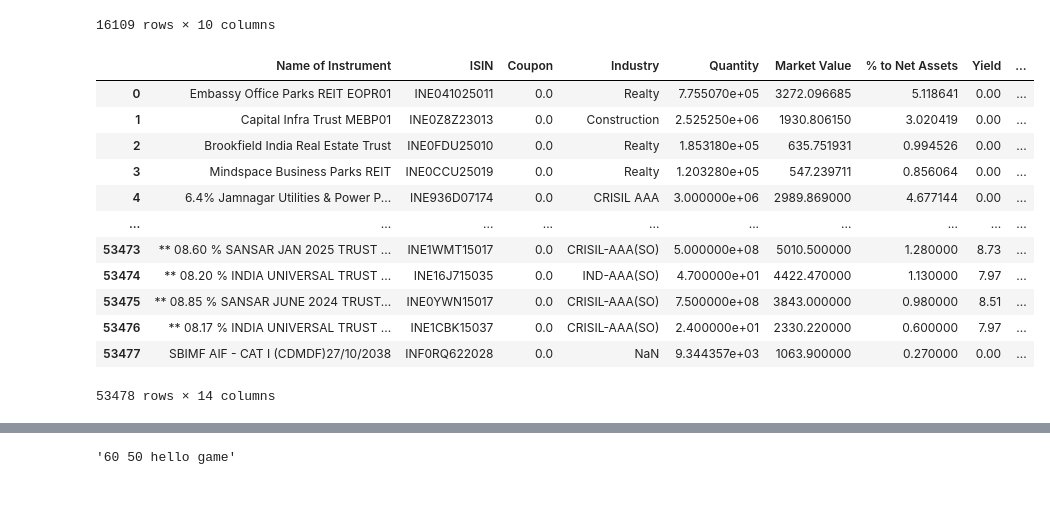
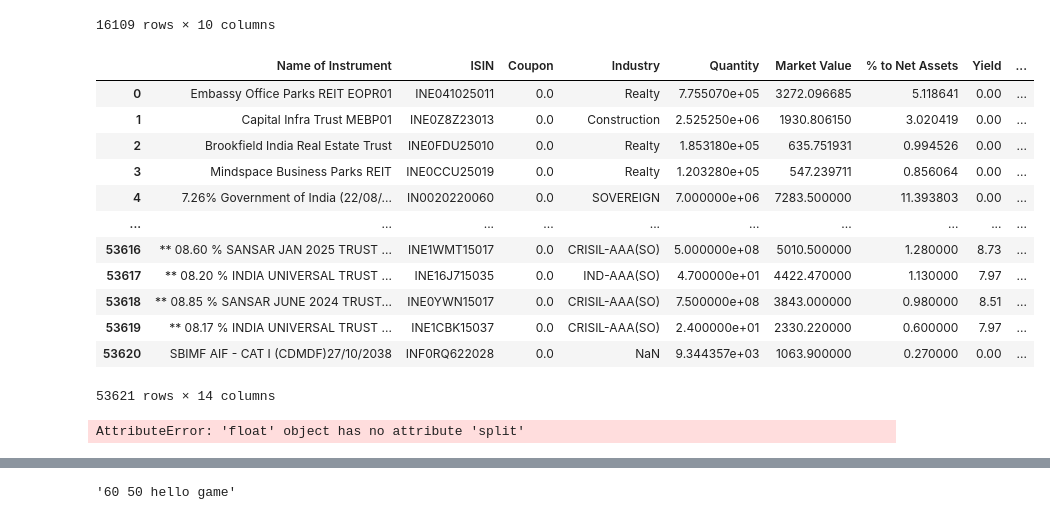
Before and after one commit to vaibhaVishwakarma/AssetManagmentCompanyParser, a Jupyter notebook: testscheme.ipynb, the cells around one changed output, grey strips where cells are left out. Cells and saved outputs as stored; diff of their text form; code cells hidden in the pictures.

```diff
--- a/testscheme.ipynb
+++ b/testscheme.ipynb
@@ -17,24 +17,26 @@ df
 | 16108 | Old Bridge Asset Management Priva... | 153979 | Old Bridge Arbitrage Fund | Open Ended | Hybrid Scheme - Arbitrage Fund | Old Bridge Arbitrage Fund Direct ... | 5000 | ... |
 16109 rows × 10 columns
 # %%
-prt = pd.read_csv("Portfolio_extracted_091125-0251.csv")
+prt = pd.read_csv("Portfolio_extracted_111125-1940.csv")
 prt
 # %% [output]
 |  | Name of Instrument | ISIN | Coupon | Industry | Quantity | Market Value | % to Net Assets | Yield | ... |
 | 0 | Embassy Office Parks REIT EOPR01 | INE041025011 | 0.0 | Realty | 7.755070e+05 | 3272.096685 | 5.118641 | 0.00 | ... |
 | 1 | Capital Infra Trust MEBP01 | INE0Z8Z23013 | 0.0 | Construction | 2.525250e+06 | 1930.806150 | 3.020419 | 0.00 | ... |
 | 2 | Brookfield India Real Estate Trust | INE0FDU25010 | 0.0 | Realty | 1.853180e+05 | 635.751931 | 0.994526 | 0.00 | ... |
 | 3 | Mindspace Business Parks REIT | INE0CCU25019 | 0.0 | Realty | 1.203280e+05 | 547.239711 | 0.856064 | 0.00 | ... |
-| 4 | 6.4% Jamnagar Utilities & Power P... | INE936D07174 | 0.0 | CRISIL AAA | 3.000000e+06 | 2989.869000 | 4.677144 | 0.00 | ... |
+| 4 | 7.26% Government of India (22/08/... | IN0020220060 | 0.0 | SOVEREIGN | 7.000000e+06 | 7283.500000 | 11.393803 | 0.00 | ... |
 | ... | ... | ... | ... | ... | ... | ... | ... | ... | ... |
-| 53473 | ** 08.60 % SANSAR JAN 2025 TRUST ... | INE1WMT15017 | 0.0 | CRISIL-AAA(SO) | 5.000000e+08 | 5010.500000 | 1.280000 | 8.73 | ... |
-| 53474 | ** 08.20 % INDIA UNIVERSAL TRUST ... | INE16J715035 | 0.0 | IND-AAA(SO) | 4.700000e+01 | 4422.470000 | 1.130000 | 7.97 | ... |
-| 53475 | ** 08.85 % SANSAR JUNE 2024 TRUST... | INE0YWN15017 | 0.0 | CRISIL-AAA(SO) | 7.500000e+08 | 3843.000000 | 0.980000 | 8.51 | ... |
-| 53476 | ** 08.17 % INDIA UNIVERSAL TRUST ... | INE1CBK15037 | 0.0 | CRISIL-AAA(SO) | 2.400000e+01 | 2330.220000 | 0.600000 | 7.97 | ... |
-| 53477 | SBIMF AIF - CAT I (CDMDF)27/10/2038 | INF0RQ622028 | 0.0 | NaN | 9.344357e+03 | 1063.900000 | 0.270000 | 0.00 | ... |
+| 53616 | ** 08.60 % SANSAR JAN 2025 TRUST ... | INE1WMT15017 | 0.0 | CRISIL-AAA(SO) | 5.000000e+08 | 5010.500000 | 1.280000 | 8.73 | ... |
+| 53617 | ** 08.20 % INDIA UNIVERSAL TRUST ... | INE16J715035 | 0.0 | IND-AAA(SO) | 4.700000e+01 | 4422.470000 | 1.130000 | 7.97 | ... |
+| 53618 | ** 08.85 % SANSAR JUNE 2024 TRUST... | INE0YWN15017 | 0.0 | CRISIL-AAA(SO) | 7.500000e+08 | 3843.000000 | 0.980000 | 8.51 | ... |
+| 53619 | ** 08.17 % INDIA UNIVERSAL TRUST ... | INE1CBK15037 | 0.0 | CRISIL-AAA(SO) | 2.400000e+01 | 2330.220000 | 0.600000 | 7.97 | ... |
+| 53620 | SBIMF AIF - CAT I (CDMDF)27/10/2038 | INF0RQ622028 | 0.0 | NaN | 9.344357e+03 | 1063.900000 | 0.270000 | 0.00 | ... |
-53478 rows × 14 columns
+53621 rows × 14 columns
 # %%
 prt.astype(str).assign(**{"temp" :prt["Scheme Name"].apply(lambda x : x.split("-")[0].strip())})
+# %% [output]
+AttributeError: 'float' object has no attribute 'split'
 # %%
 import re
 isin_pattern = r"[A-Z]{3}[A-Z0-9]{8}"
```
Also changed, not shown: parts of 12 cells of this notebook, 5 other files.
